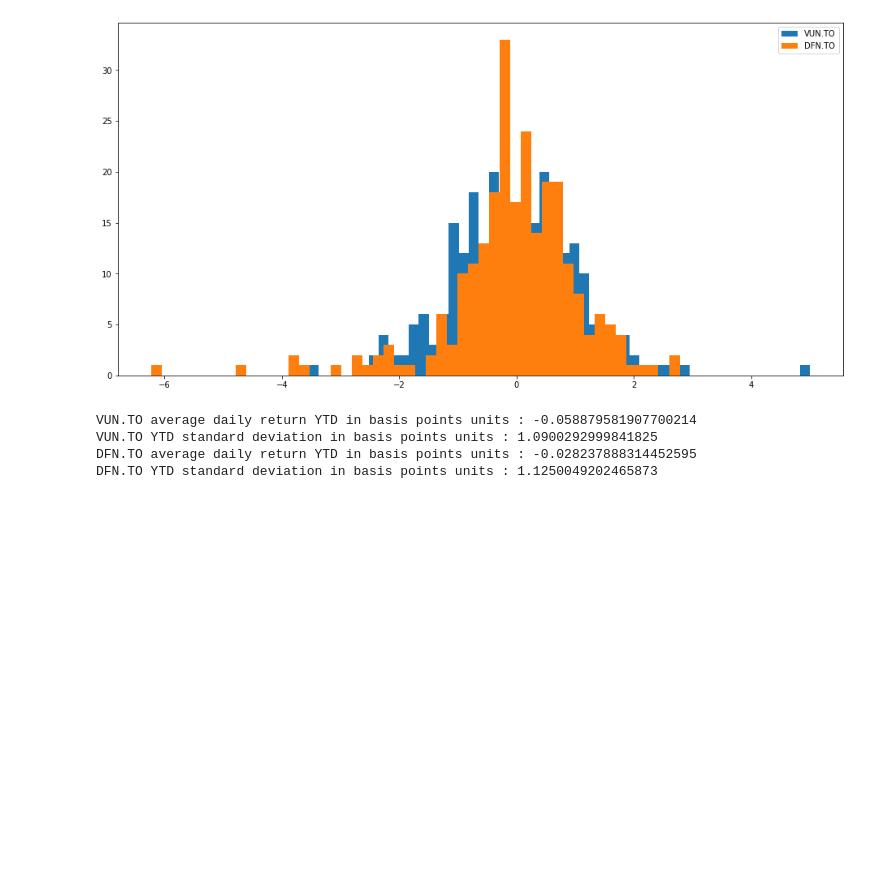
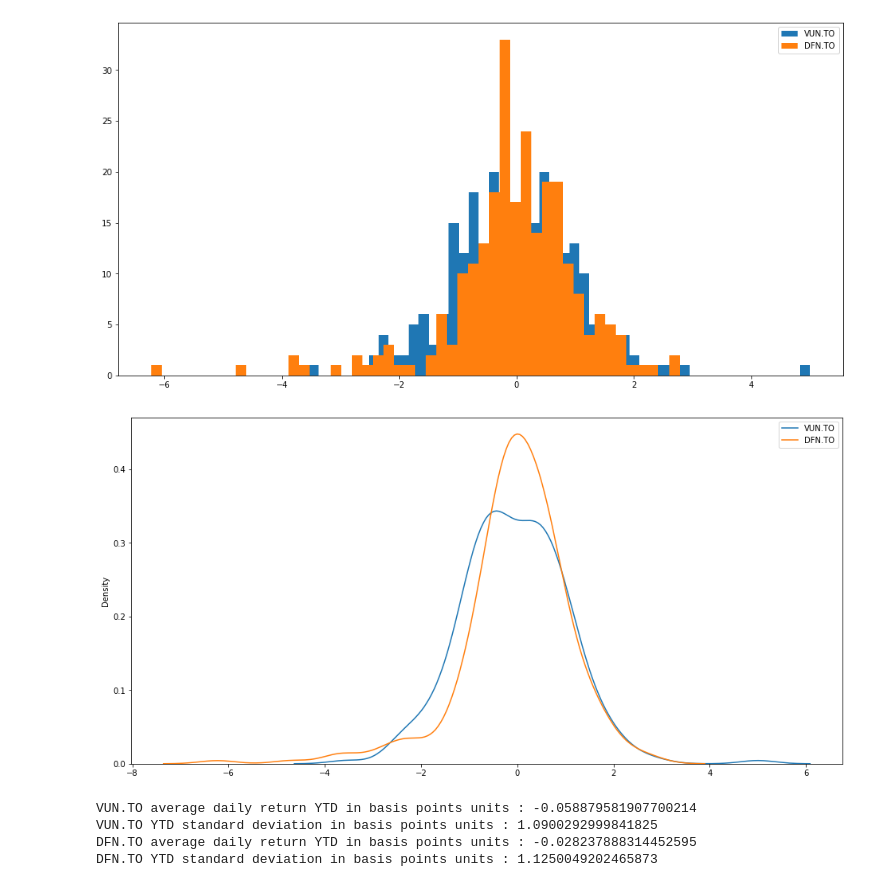
Before and after one commit to obeabi/Stocks_TSA, a Jupyter notebook: VUN_DFN.ipynb, the cells around one changed output. Cells and saved outputs as stored; diff of their text form; code cells hidden in the pictures; blank space fills up the shorter version.

```diff
--- a/VUN_DFN.ipynb
+++ b/VUN_DFN.ipynb
@@ -180,6 +180,14 @@ plt.legend()
 plt.show()
 # %% [output]
 [figure]
+# %%
+# using seaborn
+sns.kdeplot(df.daily_return.dropna().to_numpy(), label = 'VUN.TO')
+sns.kdeplot(df2.daily_return.dropna().to_numpy(), label = 'DFN.TO')
+plt.legend()
+plt.show()
+# %% [output]
+[figure, added]
 # %%
 # print etf summary
 print('VUN.TO average daily return YTD in basis points units :', df['daily_return'].mean())
```
